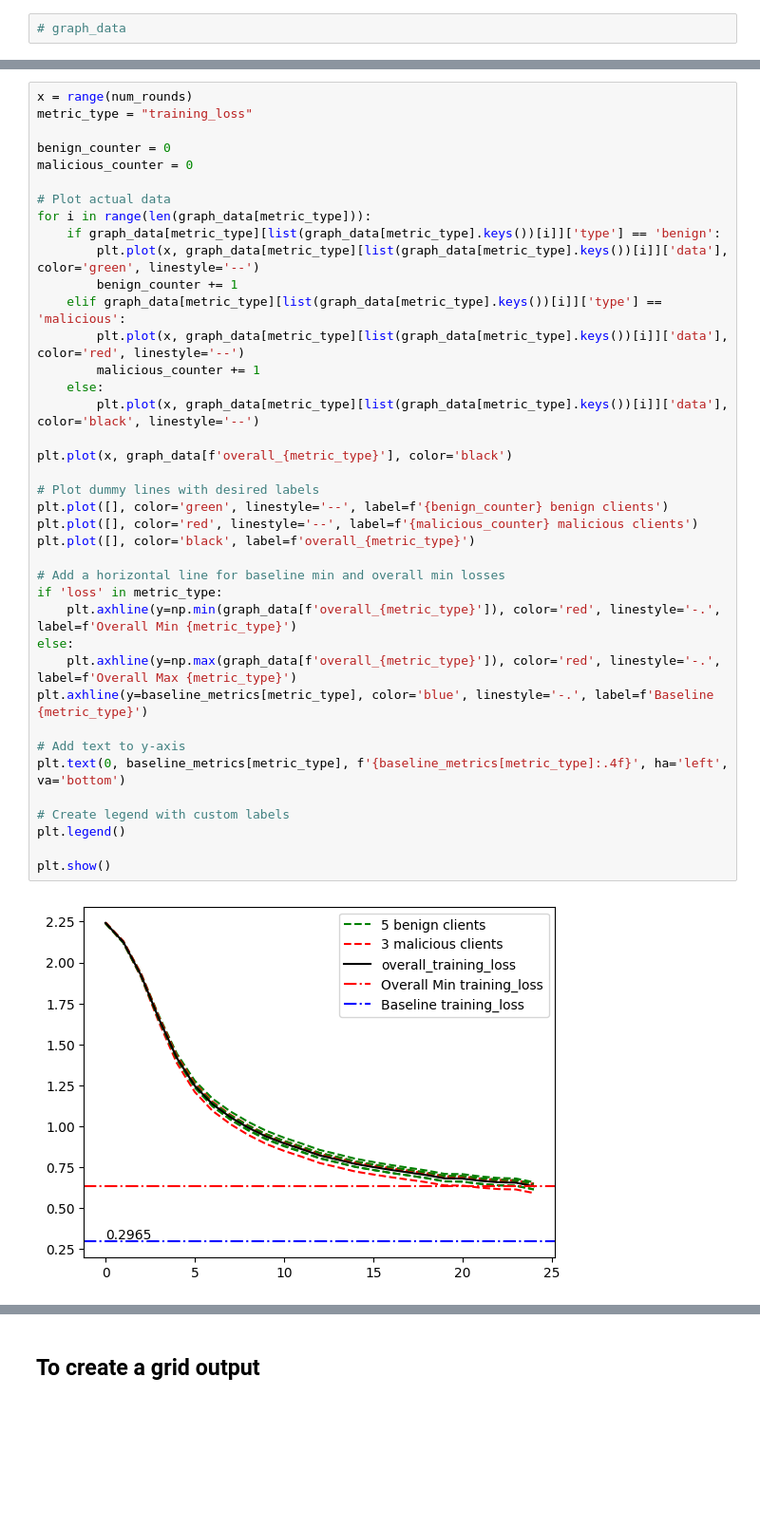
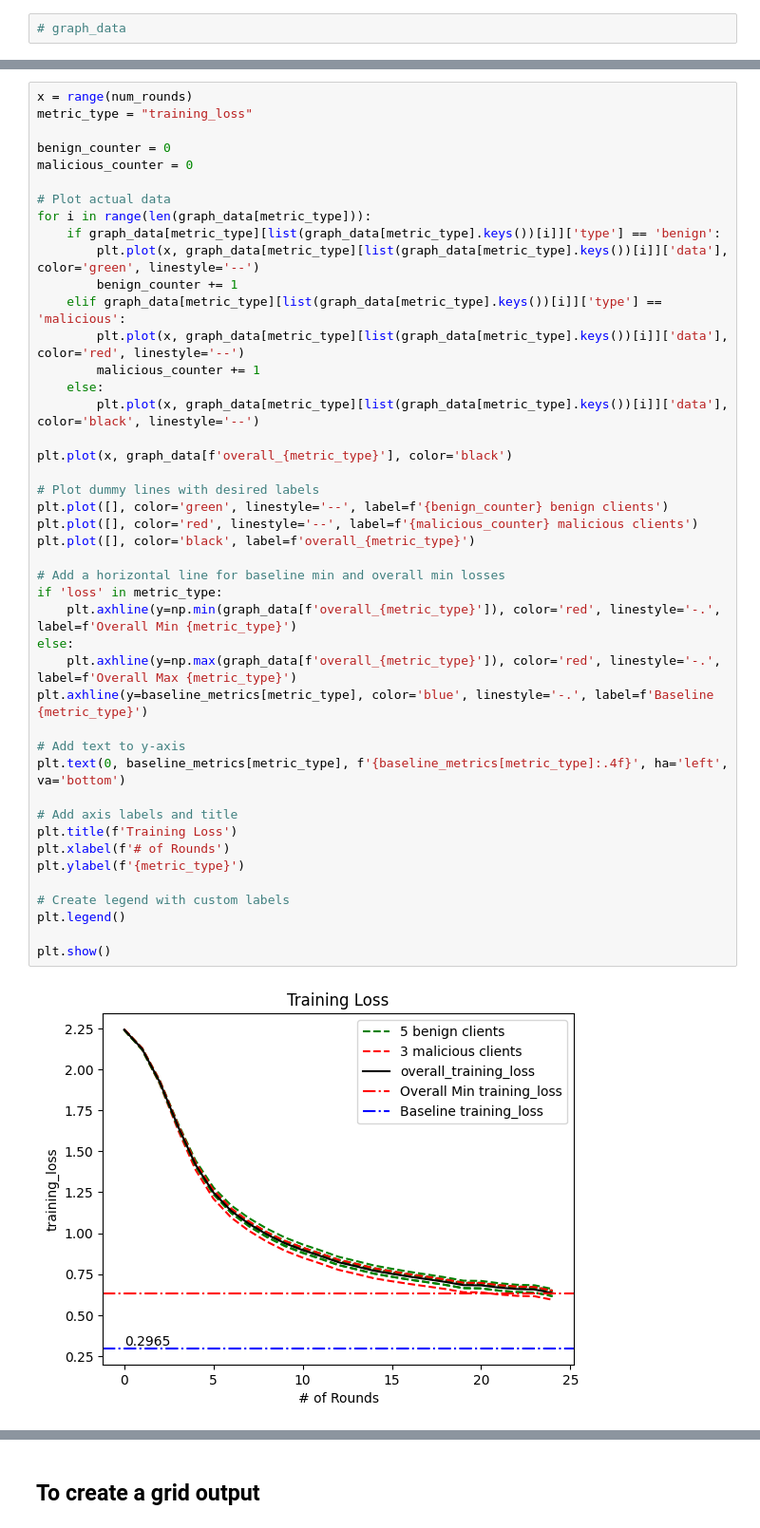
Before and after one commit to dininduviduneth/fedn-attack-sim-uu, a Jupyter notebook: examples/mnist-pytorch/analytics/experiment_fedavg_LF_25R_05_03.ipynb, the cells around one changed output, grey strips where cells are left out. Shown at 95% size. Cells and saved outputs as stored; diff of their text form; blank space fills up the shorter version.

```diff
--- a/examples/mnist-pytorch/analytics/experiment_fedavg_LF_25R_05_03.ipynb
+++ b/examples/mnist-pytorch/analytics/experiment_fedavg_LF_25R_05_03.ipynb
@@ -230,34 +240,39 @@ for i in range(len(graph_data[metric_type])):
         plt.plot(x, graph_data[metric_type][list(graph_data[metric_type].keys())[i]]['data'], color='green', linestyle='--')
         benign_counter += 1
     elif graph_data[metric_type][list(graph_data[metric_type].keys())[i]]['type'] == 'malicious':
         plt.plot(x, graph_data[metric_type][list(graph_data[metric_type].keys())[i]]['data'], color='red', linestyle='--')
         malicious_counter += 1
     else:
         plt.plot(x, graph_data[metric_type][list(graph_data[metric_type].keys())[i]]['data'], color='black', linestyle='--')
 
 plt.plot(x, graph_data[f'overall_{metric_type}'], color='black')
 
 # Plot dummy lines with desired labels
 plt.plot([], color='green', linestyle='--', label=f'{benign_counter} benign clients')
 plt.plot([], color='red', linestyle='--', label=f'{malicious_counter} malicious clients')
 plt.plot([], color='black', label=f'overall_{metric_type}')
 
 # Add a horizontal line for baseline min and overall min losses
 if 'loss' in metric_type:
     plt.axhline(y=np.min(graph_data[f'overall_{metric_type}']), color='red', linestyle='-.', label=f'Overall Min {metric_type}')
 else:
     plt.axhline(y=np.max(graph_data[f'overall_{metric_type}']), color='red', linestyle='-.', label=f'Overall Max {metric_type}')
 plt.axhline(y=baseline_metrics[metric_type], color='blue', linestyle='-.', label=f'Baseline {metric_type}')
 
 # Add text to y-axis
 plt.text(0, baseline_metrics[metric_type], f'{baseline_metrics[metric_type]:.4f}', ha='left', va='bottom')
 
+# Add axis labels and title
+plt.title(f'Training Loss')
+plt.xlabel(f'# of Rounds')
+plt.ylabel(f'{metric_type}')
+
 # Create legend with custom labels
 plt.legend()
 
 plt.show()
 # %% [output]
-[figure, old version]
+[figure, new version]
 # %%
 import matplotlib.pyplot as plt
 
```
Also changed, not shown: parts of 3 cells of this notebook, 4 other files.
